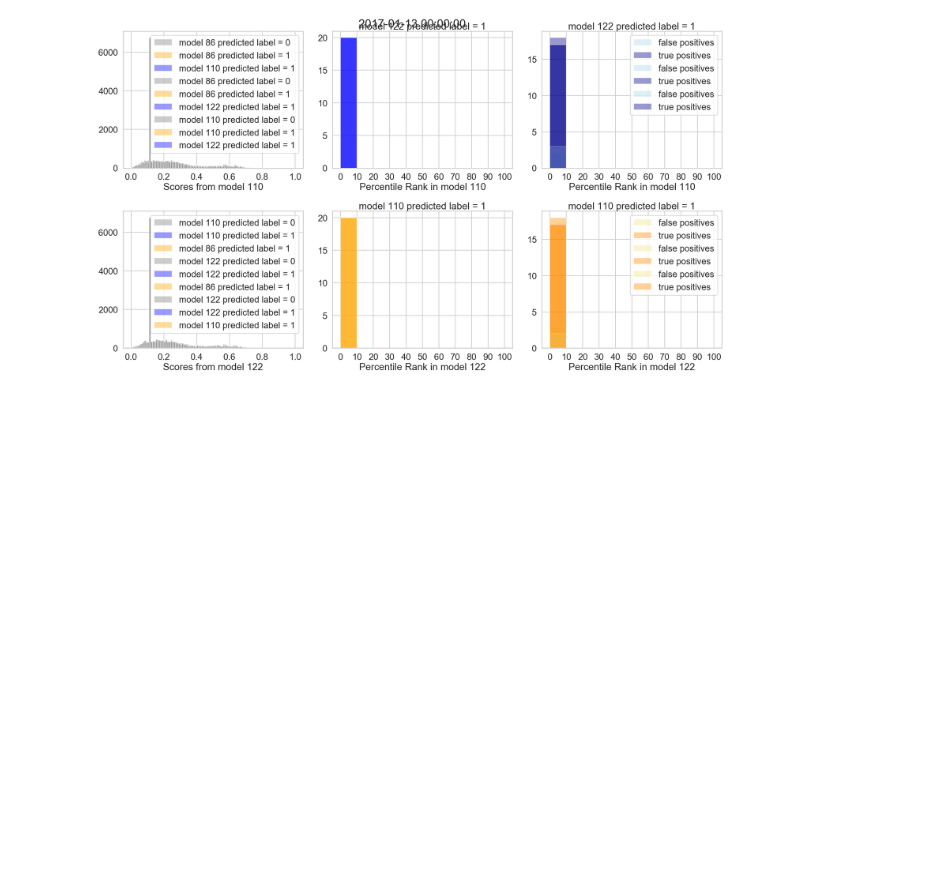
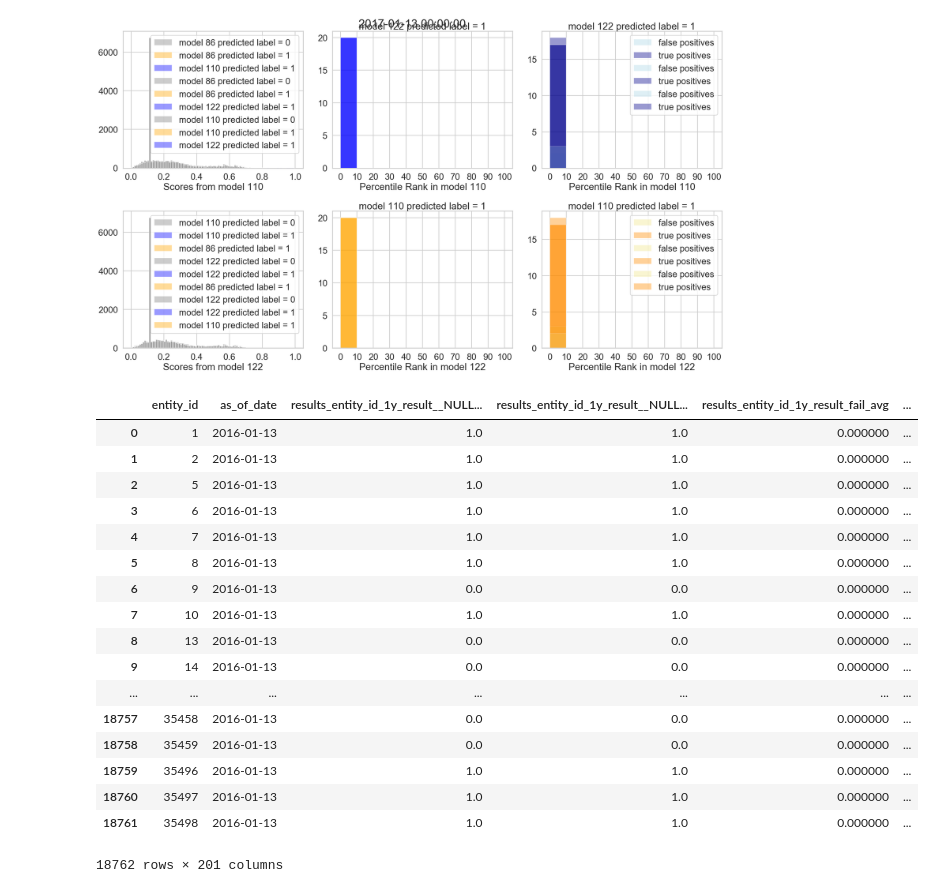
Before and after one commit to dssg/triage, a Jupyter notebook: src/triage/component/postmodeling/contrast/postmodeling_tutorial.ipynb, the cells around one changed output. Drawn from its saved outputs; the diff is of its cells as text; code cells hidden in the pictures; blank space fills up the shorter version.

```diff
--- a/src/triage/component/postmodeling/contrast/postmodeling_tutorial.ipynb
+++ b/src/triage/component/postmodeling/contrast/postmodeling_tutorial.ipynb
@@ -299,3 +325,26 @@ audited_models_class.plot_preds_comparison(param_type='rank_abs',
 [figure]
 <matplotlib.figure.Figure at 0x...>
 [figure]
+# %%
+a = l_t[1].preds_matrix(path=params.project_path)
+# %%
+a
+# %% [output]
+|  | entity_id | as_of_date | results_entity_id_1y_result__NULL... | results_entity_id_1y_result__NULL... | results_entity_id_1y_result_fail_avg | ... |
+| 0 | 1 | 2016-01-13 | 1.0 | 1.0 | 0.000000 | ... |
+| 1 | 2 | 2016-01-13 | 1.0 | 1.0 | 0.000000 | ... |
+| 2 | 5 | 2016-01-13 | 1.0 | 1.0 | 0.000000 | ... |
+| 3 | 6 | 2016-01-13 | 1.0 | 1.0 | 0.000000 | ... |
+| 4 | 7 | 2016-01-13 | 1.0 | 1.0 | 0.000000 | ... |
+| 5 | 8 | 2016-01-13 | 1.0 | 1.0 | 0.000000 | ... |
+| 6 | 9 | 2016-01-13 | 0.0 | 0.0 | 0.000000 | ... |
+| 7 | 10 | 2016-01-13 | 1.0 | 1.0 | 0.000000 | ... |
+| 8 | 13 | 2016-01-13 | 0.0 | 0.0 | 0.000000 | ... |
+| 9 | 14 | 2016-01-13 | 0.0 | 0.0 | 0.000000 | ... |
+| ... | ... | ... | ... | ... | ... | ... |
+| 18757 | 35458 | 2016-01-13 | 0.0 | 0.0 | 0.000000 | ... |
+| 18758 | 35459 | 2016-01-13 | 0.0 | 0.0 | 0.000000 | ... |
+| 18759 | 35496 | 2016-01-13 | 1.0 | 1.0 | 0.000000 | ... |
+| 18760 | 35497 | 2016-01-13 | 1.0 | 1.0 | 0.000000 | ... |
+| 18761 | 35498 | 2016-01-13 | 1.0 | 1.0 | 0.000000 | ... |
+18762 rows × 201 columns
```
Also changed, not shown: parts of 3 cells of this notebook, 1 other file.
